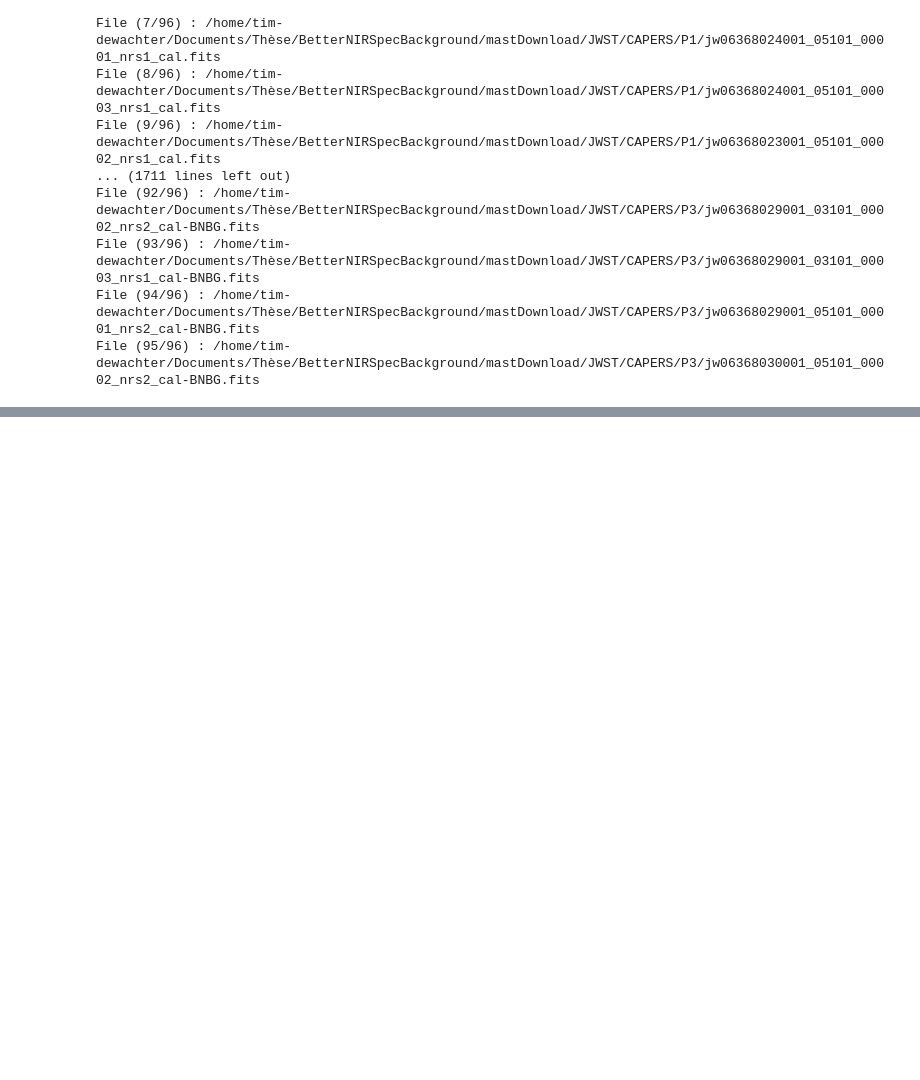
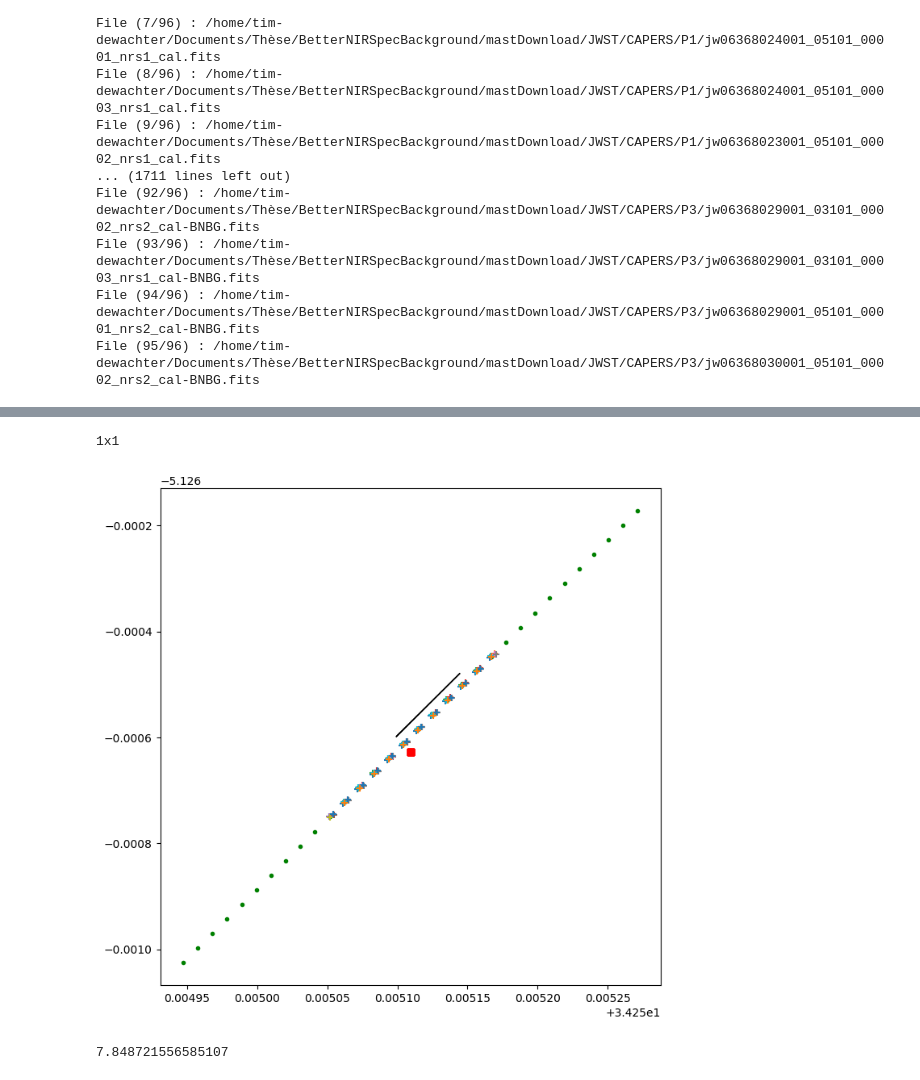
Before and after one commit to TimEpsilon/BetterNIRSpecBackground, a Jupyter notebook: BNBG/Notebooks/CalibrationFixing.ipynb, the cells around one changed output, grey strips where cells are left out. Cells and saved outputs as stored; diff of their text form; code cells hidden in the pictures; blank space fills up the shorter version.

Commit message:
Tried to understand when BNBG fails

```diff
--- a/BNBG/Notebooks/CalibrationFixing.ipynb
+++ b/BNBG/Notebooks/CalibrationFixing.ipynb
@@ -64,10 +68,11 @@ bnbg_table = {}
 for key,f in bnbg_x1d.items():
 	bnbg_table[key] = Table.read(f,1)
 
-stage2_cal,cal_list = getMultiSlitIds(glob("/home/tim-dewachter/Documents/Thèse/BetterNIRSpecBackground/mastDownload/JWST/CAPERS/P*/*cal.fits"))
-stage2_s2d,s2d_list = getMultiSlitIds(glob("/home/tim-dewachter/Documents/Thèse/BetterNIRSpecBackground/mastDownload/JWST/CAPERS/P*/*s2d.fits"))
-stage2_bkg,bkg_list = getMultiSlitIds(glob("/home/tim-dewachter/Documents/Thèse/BetterNIRSpecBackground/mastDownload/JWST/CAPERS/P*/*bkg-BNBG.fits"))
-stage2_sub,sub_list = getMultiSlitIds(glob("/home/tim-dewachter/Documents/Thèse/BetterNIRSpecBackground/mastDownload/JWST/CAPERS/P*/*cal-BNBG.fits"))
+stage2_cal,_ = getMultiSlitIds(glob("/home/tim-dewachter/Documents/Thèse/BetterNIRSpecBackground/mastDownload/JWST/CAPERS/P*/*cal.fits"))
+stage2_s2d,_ = getMultiSlitIds(glob("/home/tim-dewachter/Documents/Thèse/BetterNIRSpecBackground/mastDownload/JWST/CAPERS/P*/*s2d.fits"))
+stage2_bkg,_ = getMultiSlitIds(glob("/home/tim-dewachter/Documents/Thèse/BetterNIRSpecBackground/mastDownload/JWST/CAPERS/P*/*bkg-BNBG.fits"))
+stage2_sub,_ = getMultiSlitIds(glob("/home/tim-dewachter/Documents/Thèse/BetterNIRSpecBackground/mastDownload/JWST/CAPERS/P*/*cal-BNBG.fits"))
+#basic_cal,_ = getMultiSlitIds(glob("/home/tim-dewachter/Documents/Thèse/"))
 # %% [output]
 Source ID : 8393
 -------------------
@@ -158,0 +205,27 @@ for idx in IDS:
+# %%
+plt.figure(figsize=(8,8))
+for _, row in sky_pos.iterrows():
+	if row["id"] == 8554:
+		plt.scatter(row["ra"][:,0], row["dec"][:,0], marker='+')
+		plt.scatter(row["src_ra"], row["src_dec"], color='r', marker='s', zorder=3)
+
+s2d = dm.open("/home/tim-dewachter/Documents/Thèse/BetterNIRSpecBackground/mastDownload/JWST/CAPERS/P3/Final/jw06368-o030_s000008554_nirspec_clear-prism_s2d.fits")
+print(s2d.shutter_state)
+Y, X = np.indices(s2d.data.shape)
+ra, dec, dataLambda = s2d.meta.wcs.transform("detector", "world", X, Y)
+plt.scatter(ra[:,0], dec[:,0], color='g', marker='.', zorder=-2)
+
+x0,x1 = plt.gcf().gca().get_xlim()
+y0,y1 = plt.gcf().gca().get_ylim()
+
+rect = Rectangle(((x0+x1)/2-0.00001, (y0+y1)/2), 0.46/3600, 0.001/3600, angle=180/np.pi*np.atan((y1-y0)/(x1-x0)), color='k')
+plt.gca().add_patch(rect)
+
+plt.show()
+
+L = np.sqrt((y0-y1)**2 + (x0-x1)**2)
+print(L/0.46*3600)
+# %% [output]
+1x1
+[figure, added]
+7.848721556585107
```
Also changed, not shown: parts of 5 cells of this notebook, 1 other file.
